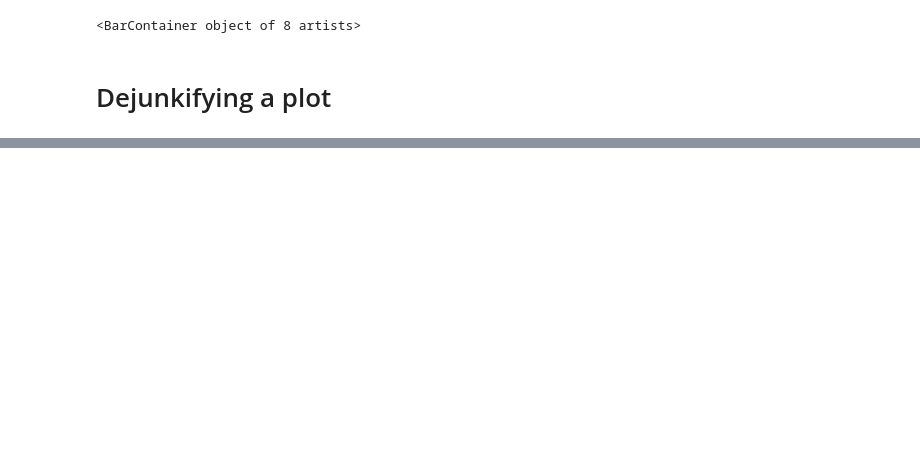
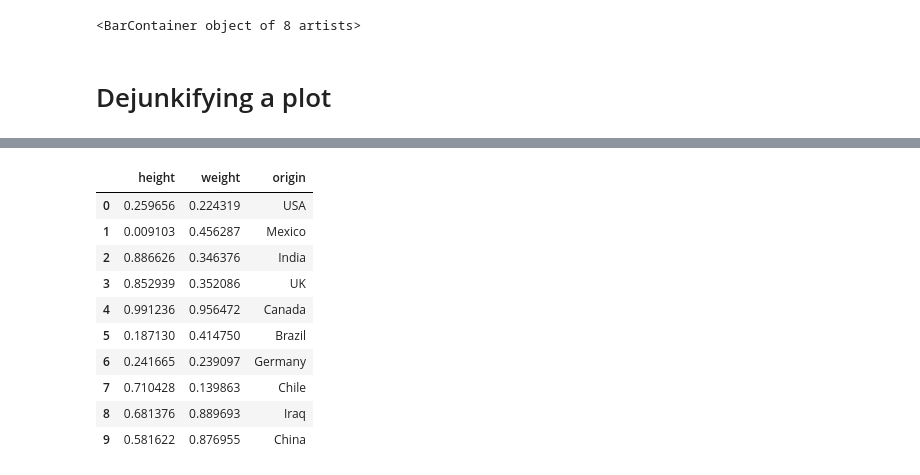
Before and after one commit to pahadiahimanshu/UMdatascience, a Jupyter notebook: Plot-chart-DRepresentation/Week-2/Matplotlib-playground.ipynb, the cells around one changed output, grey strips where cells are left out. Cells and saved outputs as stored; diff of their text form; code cells hidden in the pictures; blank space fills up the shorter version.

```diff
--- a/Plot-chart-DRepresentation/Week-2/Matplotlib-playground.ipynb
+++ b/Plot-chart-DRepresentation/Week-2/Matplotlib-playground.ipynb
@@ -434,0 +720,22 @@ plt.show()
+# %%
+from random import shuffle
+origins = ['China','Brazil','India','USA','Canada','UK','Germany','Iraq','Chile','Mexico']
+
+shuffle(origins)
+
+df = pd.DataFrame({ 'height':np.random.rand(10),
+                'weight':np.random.rand(10),
+                'origin':origins})
+df
+# %% [output]
+|  | height | weight | origin |
+| 0 | 0.259656 | 0.224319 | USA |
+| 1 | 0.009103 | 0.456287 | Mexico |
+| 2 | 0.886626 | 0.346376 | India |
+| 3 | 0.852939 | 0.352086 | UK |
+| 4 | 0.991236 | 0.956472 | Canada |
+| 5 | 0.187130 | 0.414750 | Brazil |
+| 6 | 0.241665 | 0.239097 | Germany |
+| 7 | 0.710428 | 0.139863 | Chile |
+| 8 | 0.681376 | 0.889693 | Iraq |
+| 9 | 0.581622 | 0.876955 | China |
```
Also changed, not shown: parts of 50 cells of this notebook, 2 other files.
